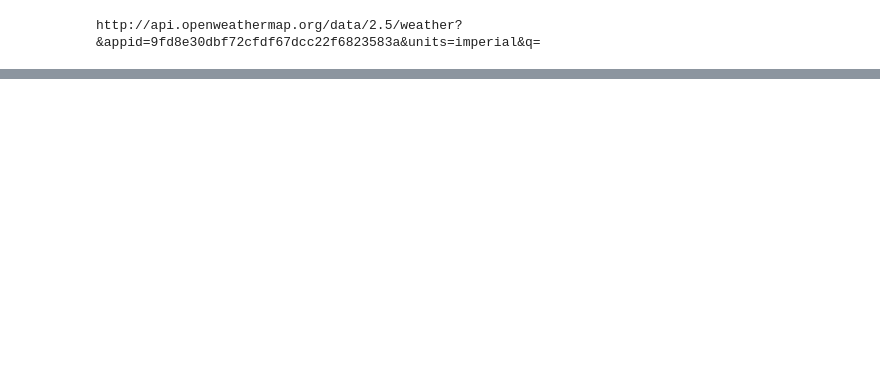
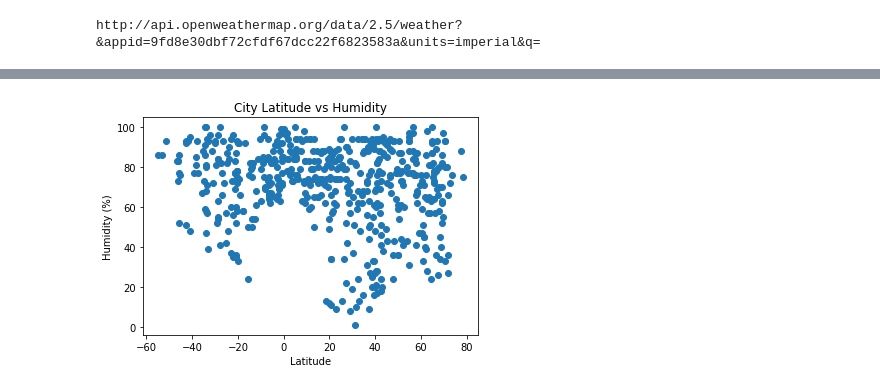
Before and after one commit to kirushan3/python-api-challenge, a Jupyter notebook: WeatherPy/WeatherPy.ipynb, the cells around one changed output, grey strips where cells are left out. Drawn from its saved outputs; the diff is of its cells as text; code cells hidden in the pictures; blank space fills up the shorter version.

```diff
--- a/WeatherPy/WeatherPy.ipynb
+++ b/WeatherPy/WeatherPy.ipynb
@@ -212,0 +188,18 @@ dtype: int64
+# %%
+#humidity vs latitude
+x_val_hum = cleaned_weather_df["Latitude"]
+y_val_hum = cleaned_weather_df["Humidity"]
+
+plt.scatter(x_val_hum, y_val_hum)
+plt.title("City Latitude vs Humidity")
+plt.xlabel("Latitude")
+plt.ylabel("Humidity (%)")
+
+#save figure
+plt.savefig("LatitudevsHumidity.png")
+plt.show()
+
+#humidity does not have a direct correlation to latitude.
+#Lowest humidity point in the southern hemisphere is around 20%
+# %% [output]
+[figure, added]
```
Also changed, not shown: parts of 26 cells of this notebook, 6 other files.
